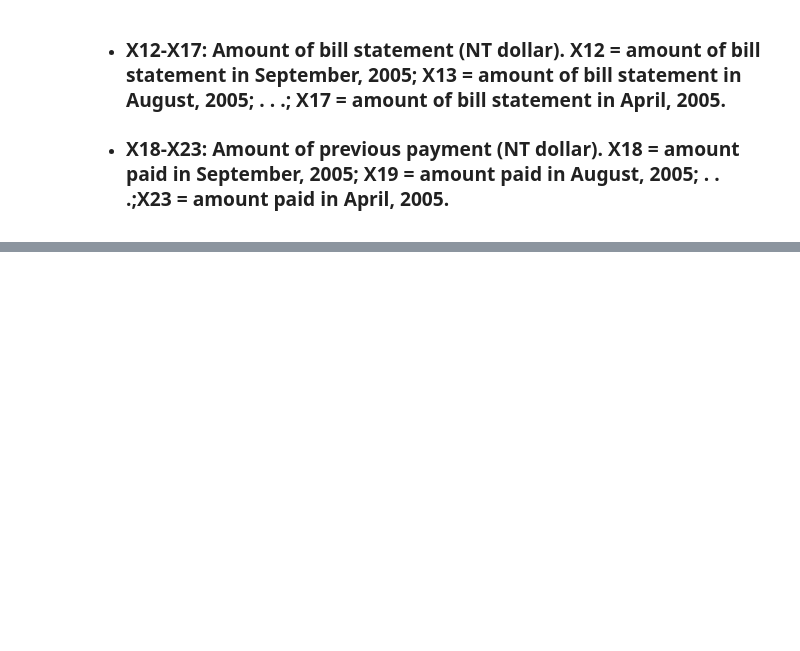
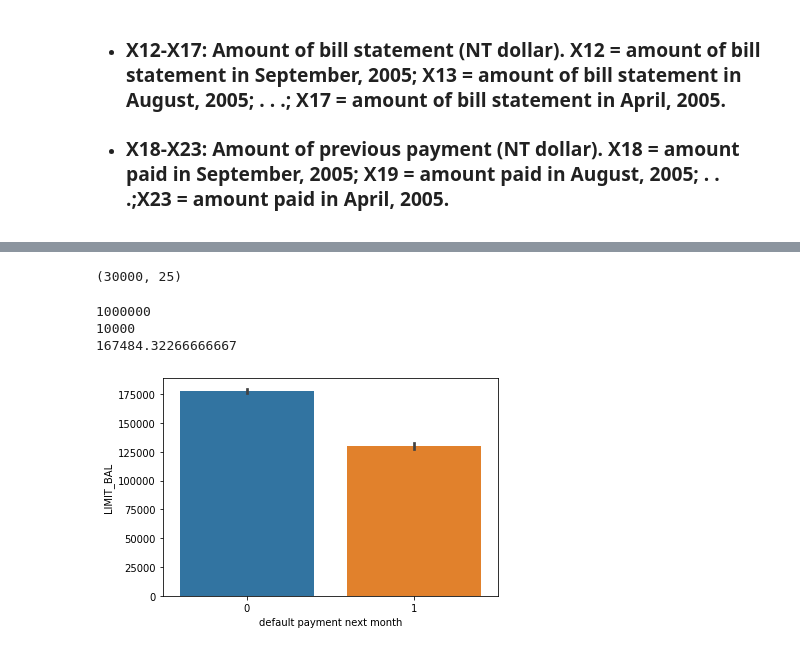
Before and after one commit to AyushSonuu/credit-card-default-ML-classification-capstone, a Jupyter notebook: Copy_of_Credit_Card_Default_Prediction_Capstone_Project.ipynb, the cells around one changed output, grey strips where cells are left out. Drawn from its saved outputs; the diff is of its cells as text; code cells hidden in the pictures; blank space fills up the shorter version.

```diff
--- a/Copy_of_Credit_Card_Default_Prediction_Capstone_Project.ipynb
+++ b/Copy_of_Credit_Card_Default_Prediction_Capstone_Project.ipynb
@@ -37,0 +219,12 @@ ImportError: ignored
+# %%
+df.shape
+# %% [output]
+(30000, 25)
+# %%
+# renaming columns for better understanding
+pay_var = {'PAY_0':'PAY_SEPT','PAY_2':'PAY_AUG','PAY_3':'PAY_JUL','PAY_4':'PAY_JUN','PAY_5':'PAY_MAY','PAY_6':'PAY_APR'}
+bill_amount = {'BILL_AMT1':'BILL_AMT_SEPT','BILL_AMT2':'BILL_AMT_AUG','BILL_AMT3':'BILL_AMT_JUL','BILL_AMT4':'BILL_AMT_JUN','BILL_AMT5':'BILL_AMT_MAY','BILL_AMT6':'BILL_AMT_APR'}
+amount_paid = {'PAY_AMT1':'PAY_AMT_SEPT','PAY_AMT2':'PAY_AMT_AUG','PAY_AMT3':'PAY_AMT_JUL','PAY_AMT4':'PAY_AMT_JUN','PAY_AMT5':'PAY_AMT_MAY','PAY_AMT6':'PAY_AMT_APR'}
+df = df.rename(columns=pay_var)
+df = df.rename(columns=bill_amount )
+df = df.rename(columns=amount_paid)
@@ -37,0 +234,13 @@ ImportError: ignored
+# %%
+# lets check distribution of all numerical features
+#limit balance
+print(df["LIMIT_BAL"].max())
+print(df["LIMIT_BAL"].min())
+print(df["LIMIT_BAL"].mean())
+sns.barplot(y="LIMIT_BAL", x = "default payment next month", data = df)
+plt.show()
+# %% [output]
+1000000
+10000
+167484.32266666667
+[figure, added]
```
Also changed, not shown: parts of 57 cells of this notebook.
